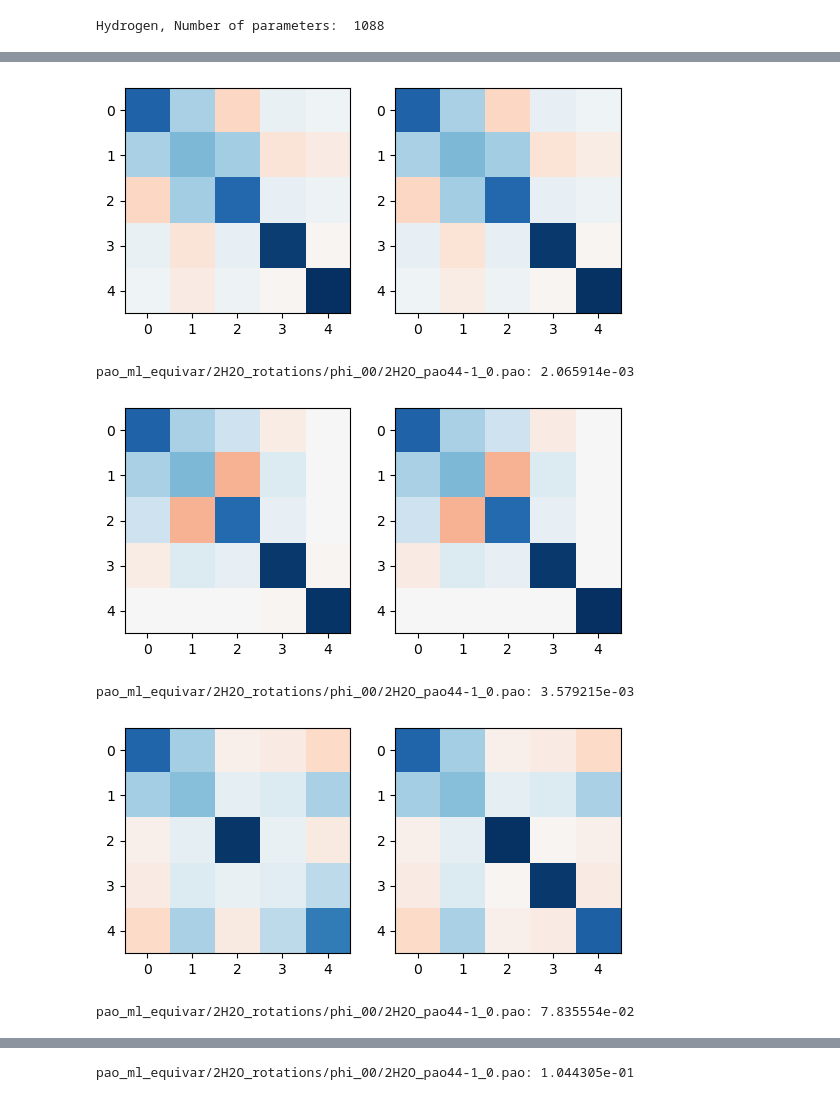
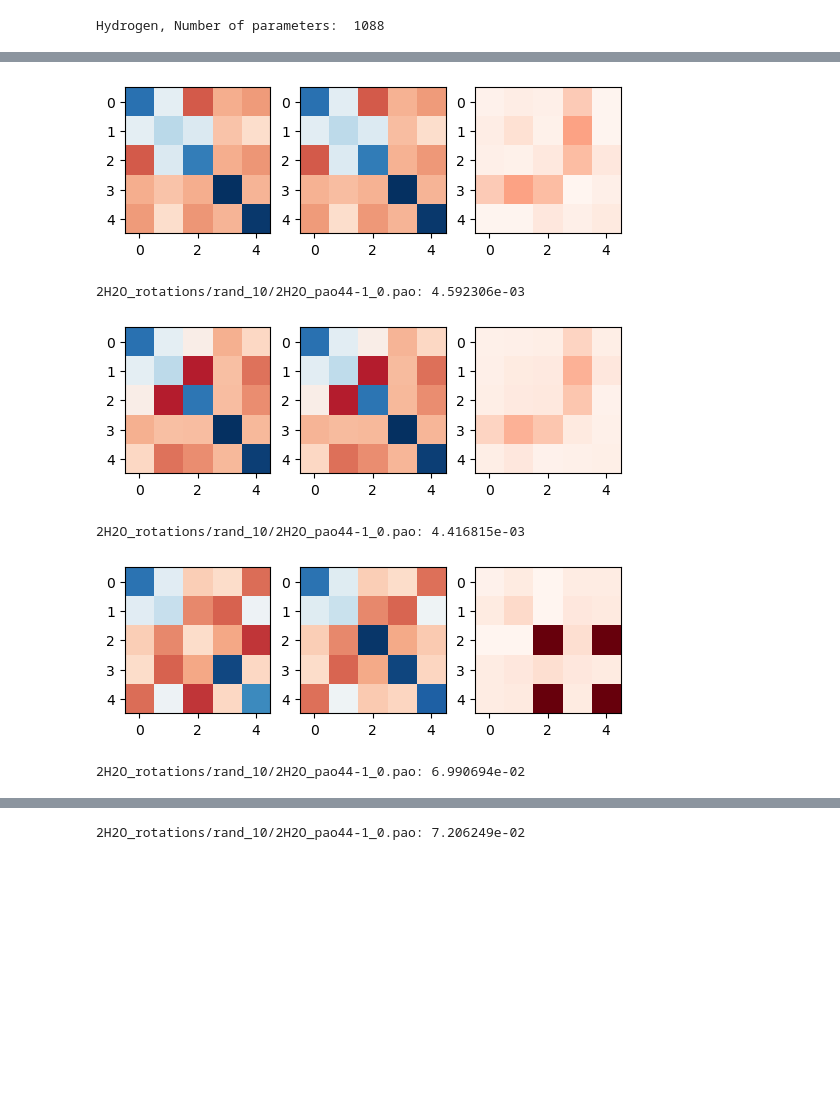
Before and after one commit to oschuett/pao_ml_equivar, a Jupyter notebook: pao_equi_ml.ipynb, the cells around one changed output, grey strips where cells are left out. Saved outputs shown, nothing was run; the diff lists cells and outputs as text; code cells hidden in the pictures; blank space fills up the shorter version.

```diff
--- a/pao_equi_ml.ipynb
+++ b/pao_equi_ml.ipynb
@@ -253,7 +257,22 @@ pao_ml_equivar/2H2O_rotations/rand_07/2H2O_pao44-1_0.pao: 1.019183e-03
+# %%
+batch_size=1
+for path in sorted(Path().glob("2H2O_rotations/rand_*/2H2O_pao44-1_0.pao")):
+    pao_objects = generate_pao_object_from_file(path)
+    pao_objects_O = [pao_object for pao_object in pao_objects if pao_object.kind.atomic_number==8]
+    kinds, atom2kind, sample_coords, sample_xblocks = parse_pao_file_torch(path)
+    pred_xblocks = sample_xblocks.copy()
+    pred_xblocks[0] = model_O(pao_objects_O[0].coords.unsqueeze(dim=0), generate_f_in(pao_objects_O[0]).unsqueeze(dim=0)).squeeze()
+    pred_xblocks[3] = model_O(pao_objects_O[1].coords.unsqueeze(dim=0), generate_f_in(pao_objects_O[1]).unsqueeze(dim=0)).squeeze()
+    write_pao_file(path.parent / "2H2O_pao44_eval.pao", kinds, atom2kind, sample_coords, pred_xblocks)
+    ! cd {path.parent}; OMP_NUM_THREADS=8 /data/vdella/software/cp2k/exe/local/cp2k.sdbg 2H2O_pao44_eval.inp > 2H2O_pao44_eval.out
+    test_energy = read_cp2k_energy(path.parent / "2H2O_pao44_eval.out")
+    ref_energy = read_cp2k_energy(path.parent / "2H2O_pao44.out")
+    rel_diff_energy = (test_energy - ref_energy) / ref_energy
+    print(f"{path}: Relative Energy Diff: {rel_diff_energy:e}")
 # %%
 batch_size = 4
 dataset_H = PAO_dataset(pao_objects_H)
-training_loader_H = DataLoader(dataset_H, batch_size=batch_size, shuffle=False)
+training_loader_H = DataLoader(dataset_H, batch_size=batch_size, shuffle=True)
 tp_H = o3.FullyConnectedTensorProduct(irreps_input, irreps_sh, generate_irreps_output(4, "H"), shared_weights=False)
 num_distances = 10
 num_layers = 32
@@ -275,7 +294,8 @@ def model_H(edge_vec, f_in):
                                 basis='smooth_finite', cutoff=True).mul(num_distances**0.5)
     flat_xyz = tp_H(f_in, sh, fc_H(emb)).sum(dim=1).div(num_neighbours**0.5)
     flat_yzx = torch.matmul(flat_xyz, D_H)
-    return flat_xyz.reshape(batch_size, pao_basis_size, prim_basis_size)
+    return flat_yzx.reshape(batch_size, pao_basis_size, prim_basis_size)
+    #return flat_xyz.reshape(batch_size, pao_basis_size, prim_basis_size)
 # %%
 # Train the model.
 #M_H = Network(generate_irreps_output(4, "H"))
@@ -330,29 +350,31 @@ plt.show()
 # %%
 batch_size=1
-path = Path("2H2O_rotations/phi_00/2H2O_pao44-1_0.pao")
-pao_objects = generate_pao_object_from_file(path)
-pao_objects_H = [pao_object for pao_object in pao_objects if pao_object.kind.atomic_number==1]
-dataset = PAO_dataset(pao_objects_H)
-training_loader = DataLoader(dataset, batch_size=batch_size, shuffle=False)
+path = Path("2H2O_rotations/rand_10/2H2O_pao44-1_0.pao")
+test_pao_objects = generate_pao_object_from_file(path)
+test_pao_objects_H = [pao_object for pao_object in pao_objects if pao_object.kind.atomic_number==1]
+test_dataset_H = PAO_dataset(test_pao_objects_H)
+prim_basis_spec = prim_basis_specs["H"]
+prim_basis_size = o3.Irreps(prim_basis_spec).dim
+#training_loader = DataLoader(dataset, batch_size=batch_size, shuffle=False)
 
-for pao_object in dataset:
-    fig, axs = plt.subplots(nrows=1, ncols=2)
+for idx, pao_object in enumerate(test_dataset_H):
+    fig, axs = plt.subplots(nrows=1, ncols=3)
     edge_vecs, atomkinds, label = pao_object
     pred = model_H(edge_vecs.unsqueeze(0), atomkinds)
-    label_projector = label.T @ label
+    label_projector = label
     pred_projector = pred.squeeze().T @ pred.squeeze()
-
-    axs[0].imshow(pred_projector.detach(), cmap="RdBu",vmin=-1, vmax=1)
-    axs[1].imshow(label_projector.detach(), cmap="RdBu",vmin=-1, vmax=1)
+    axs[0].imshow(pred_projector.detach(), cmap="RdBu",vmin=-0.5, vmax=1)
+    axs[1].imshow(label_projector.detach(), cmap="RdBu",vmin=-0.5, vmax=1)
+    axs[2].imshow((label_projector-pred_projector).abs().detach(), cmap="Reds",vmin=0, vmax=5e-2)
     #axs[0].imshow(pred.squeeze().detach(), cmap="RdBu", vmin=-1, vmax=1)
-    #axs[1].imshow(pao_object.xblock.detach(), cmap="RdBu", vmin=-1, vmax=1)
+    #axs[1].imshow(test_pao_objects_H[idx].xblock.detach(), cmap="RdBu", vmin=-1, vmax=1)
     plt.show()
     test_mae = (label_projector-pred_projector).abs().mean()
     print(f"{path}: {test_mae:e}")
 # %% [output]
-[figure, old version]
+[figure, new version]
-pao_ml_equivar/2H2O_rotations/phi_00/2H2O_pao44-1_0.pao: 2.065914e-03
+2H2O_rotations/rand_10/2H2O_pao44-1_0.pao: 4.592306e-03
-[figure, old version]
+[figure, new version]
-pao_ml_equivar/2H2O_rotations/phi_00/2H2O_pao44-1_0.pao: 3.579215e-03
+2H2O_rotations/rand_10/2H2O_pao44-1_0.pao: 4.416815e-03
-[figure, old version]
+[figure, new version]
-pao_ml_equivar/2H2O_rotations/phi_00/2H2O_pao44-1_0.pao: 7.835554e-02
+2H2O_rotations/rand_10/2H2O_pao44-1_0.pao: 6.990694e-02
@@ -360,4 +382,4 @@ pao_ml_equivar/2H2O_rotations/phi_00/2H2O_pao44-1_0.pao: 7.835554e-02
-pao_ml_equivar/2H2O_rotations/phi_00/2H2O_pao44-1_0.pao: 1.044305e-01
+2H2O_rotations/rand_10/2H2O_pao44-1_0.pao: 7.206249e-02
 # %%
 batch_size=1
 for path in sorted(Path().glob("2H2O_rotations/rand_*/2H2O_pao44-1_0.pao")):
```
Also changed, not shown: parts of 11 cells of this notebook.
